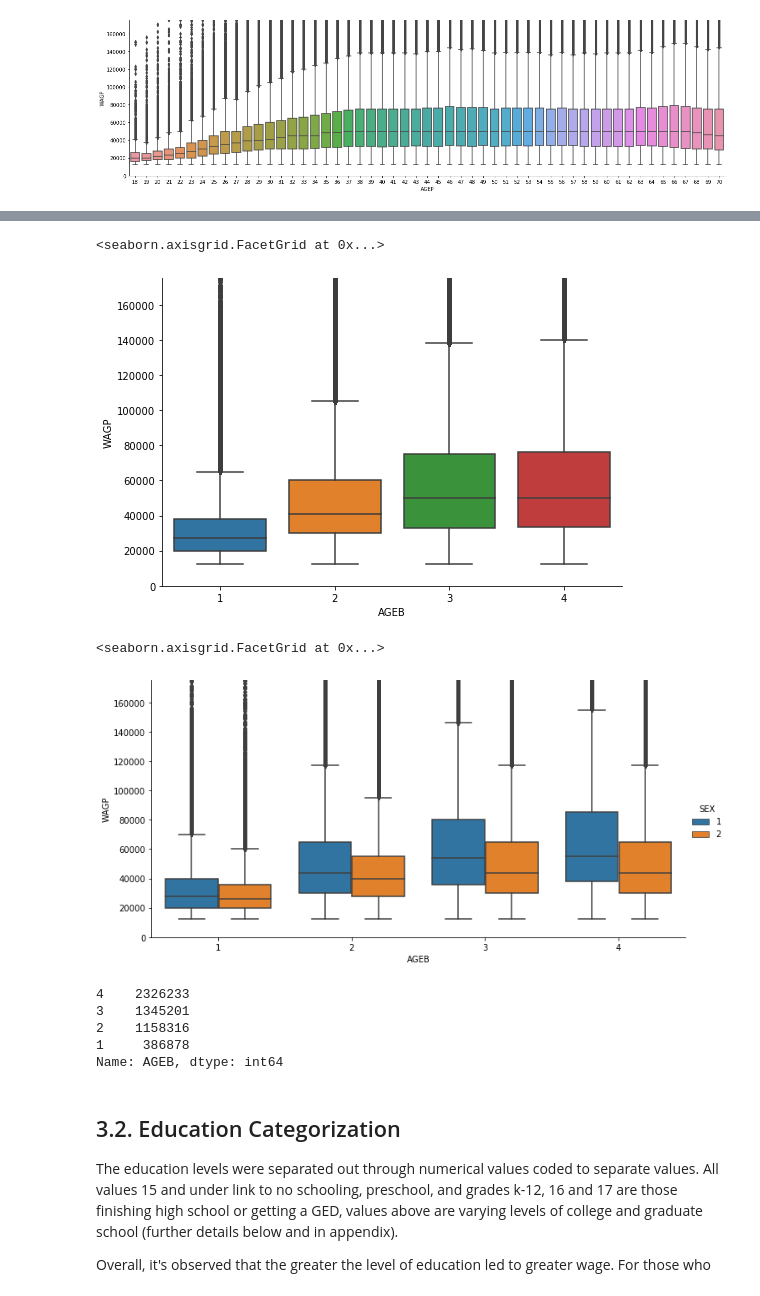
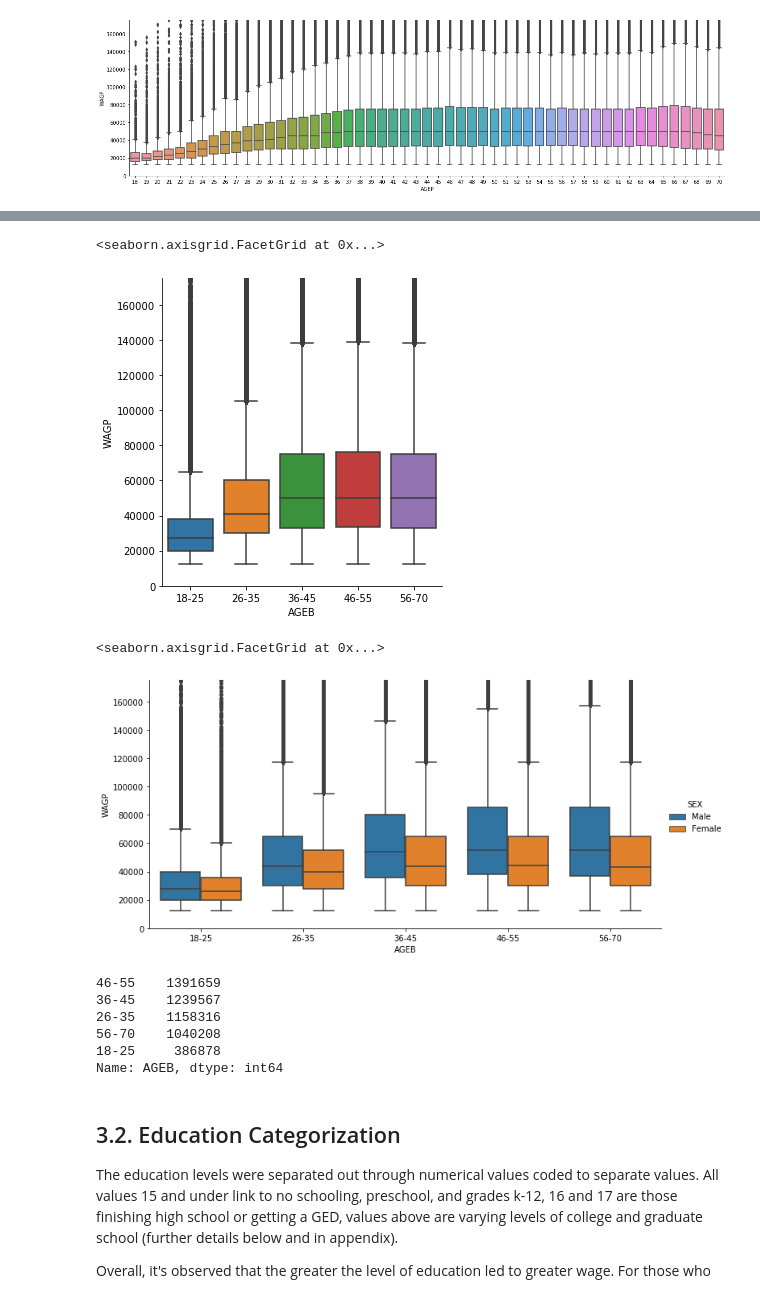
Before and after one commit to AlbeChen/Census_Wage_Analysis, a Jupyter notebook: ACS_Wage_Analysis.ipynb, the cells around one changed output, grey strips where cells are left out. Drawn from its saved outputs; the diff is of its cells as text; code cells hidden in the pictures.

```diff
--- a/ACS_Wage_Analysis.ipynb
+++ b/ACS_Wage_Analysis.ipynb
@@ -121,7 +125,7 @@ def full_time_detect(df):
     # remove rows of people who work under 40 weeks in a year
     df = df.loc[df.WKW < 4].copy()
     # remove rows of people who work under 35 hours a week
-    df = df.loc[df.WKHP >= 40].copy()
+    df = df.loc[df.WKHP >= 35].copy()
     # remove rows of people below 18 and above 70
     df = df.loc[df.AGEP >= 18].copy()
     df = df.loc[df.AGEP <= 70].copy()
@@ -175,0 +185,12 @@ print(outlier_test.shape)
+# %%
+def name_sexes(df):
+    # split into occupational industries
+    df['SEX'] = df['SEX'].map(lambda y: 'Male' if y == 1
+                                 else 'Female' if y == 2
+                                 else 'na')
+
+    return df
+# %%
+sex_test = outlier_test.copy()
+sex_test = name_sexes(sex_test)
+print("Sex :", sex_test.SEX.unique())
@@ -196,6 +228,6 @@ def age_bins(df):
     return df
 # %%
-age_test = outlier_test.copy()
+age_test = sex_test.copy()
 age_test.sort_values(by=['AGEP'], ascending=True, inplace=True)
 # %%
 age_bins(age_test)
@@ -205,23 +237,24 @@ Age : [1 2 3 4]
 # %%
-g = sns.catplot(y="WAGP", x="AGEB", data=age_test, kind="box", aspect=1.5)
+g = sns.catplot(y="WAGP", x="AGEB", data=age_test, kind="box")
 g.set(ylim=(0, 175000))
 # %% [output]
 <seaborn.axisgrid.FacetGrid at 0x...>
-[figure, old version]
+[figure, new version]
 # %%
 g = sns.catplot(y="WAGP", x="AGEB", data=age_test,
                 kind="box", aspect=2, hue="SEX")
 g.set(ylim=(0, 175000))
 # %% [output]
 <seaborn.axisgrid.FacetGrid at 0x...>
-[figure, old version]
+[figure, new version]
 # %%
 age_test['AGEB'].value_counts()
 # %% [output]
-4    2326233
-3    1345201
-2    1158316
-1     386878
+46-55    1391659
+36-45    1239567
+26-35    1158316
+56-70    1040208
+18-25     386878
 Name: AGEB, dtype: int64
 # %% [markdown]
 ## 3.2. Education Categorization
```
Also changed, not shown: parts of 124 cells of this notebook.
